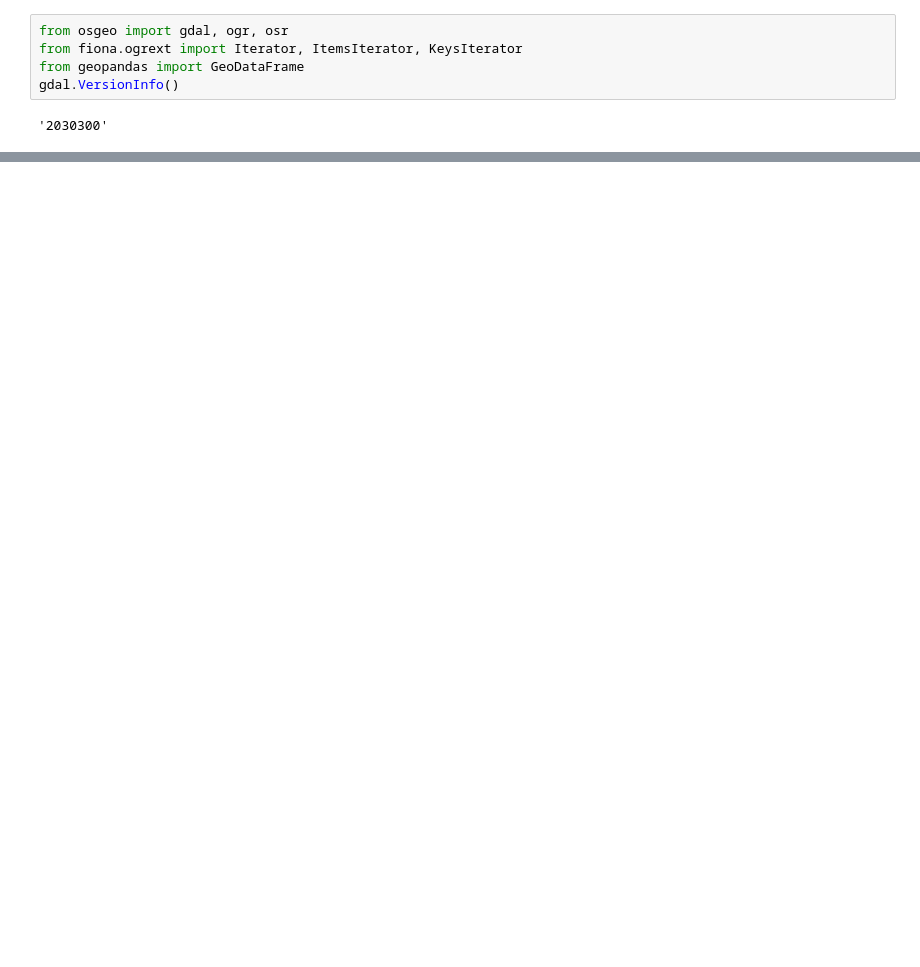
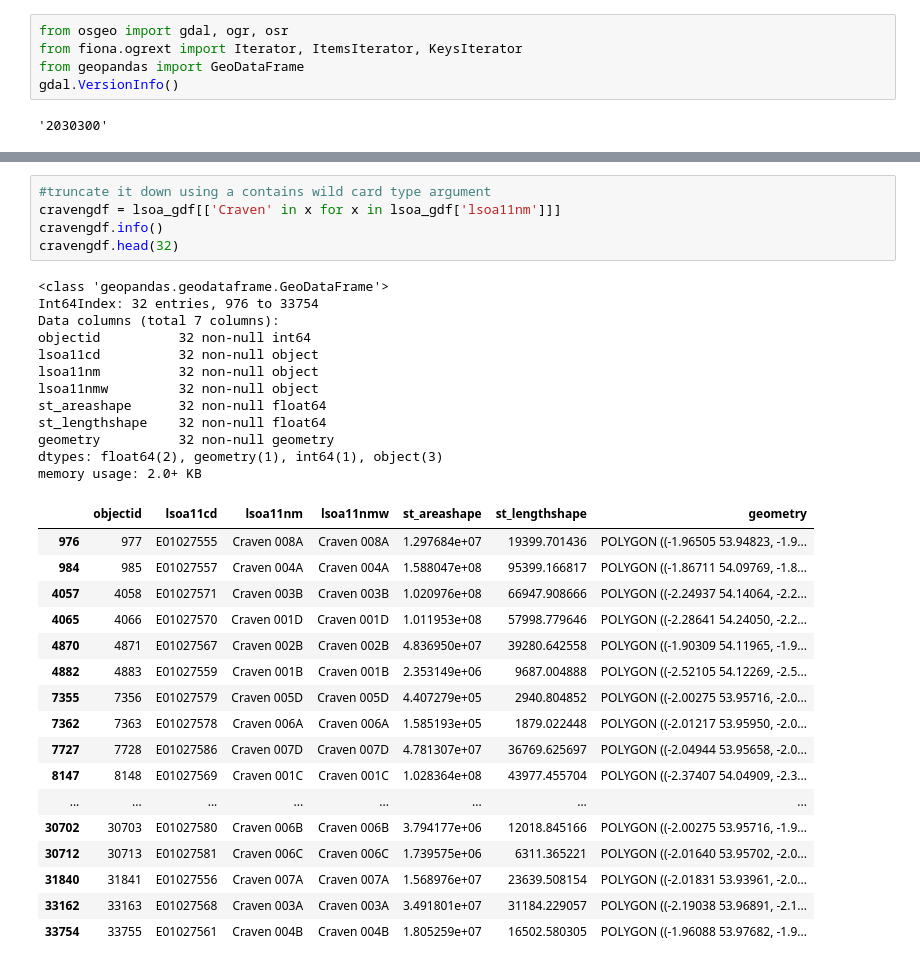
Before and after one commit to EnglishDevil/dbpractice, a Jupyter notebook: Craven Mult Ind Depre practice.ipynb, the cells around one changed output, grey strips where cells are left out. Cells and saved outputs as stored; diff of their text form; blank space fills up the shorter version.

```diff
--- a/Craven Mult Ind Depre practice.ipynb
+++ b/Craven Mult Ind Depre practice.ipynb
@@ -99,0 +115,35 @@ SyntaxError: invalid syntax (<ipython-input-5-a1850b8e3cf2>, line 1)
+# %%
+#truncate it down using a contains wild card type argument
+cravengdf = lsoa_gdf[['Craven' in x for x in lsoa_gdf['lsoa11nm']]]
+cravengdf.info()
+cravengdf.head(32)
+# %% [output]
+<class 'geopandas.geodataframe.GeoDataFrame'>
+Int64Index: 32 entries, 976 to 33754
+Data columns (total 7 columns):
+objectid          32 non-null int64
+lsoa11cd          32 non-null object
+lsoa11nm          32 non-null object
+lsoa11nmw         32 non-null object
+st_areashape      32 non-null float64
+st_lengthshape    32 non-null float64
+geometry          32 non-null geometry
+dtypes: float64(2), geometry(1), int64(1), object(3)
+memory usage: 2.0+ KB
+|  | objectid | lsoa11cd | lsoa11nm | lsoa11nmw | st_areashape | st_lengthshape | geometry |
+| 976 | 977 | E01027555 | Craven 008A | Craven 008A | 1.297684e+07 | 19399.701436 | POLYGON ((-1.96505 53.94823, -1.9... |
+| 984 | 985 | E01027557 | Craven 004A | Craven 004A | 1.588047e+08 | 95399.166817 | POLYGON ((-1.86711 54.09769, -1.8... |
+| 4057 | 4058 | E01027571 | Craven 003B | Craven 003B | 1.020976e+08 | 66947.908666 | POLYGON ((-2.24937 54.14064, -2.2... |
+| 4065 | 4066 | E01027570 | Craven 001D | Craven 001D | 1.011953e+08 | 57998.779646 | POLYGON ((-2.28641 54.24050, -2.2... |
+| 4870 | 4871 | E01027567 | Craven 002B | Craven 002B | 4.836950e+07 | 39280.642558 | POLYGON ((-1.90309 54.11965, -1.9... |
+| 4882 | 4883 | E01027559 | Craven 001B | Craven 001B | 2.353149e+06 | 9687.004888 | POLYGON ((-2.52105 54.12269, -2.5... |
+| 7355 | 7356 | E01027579 | Craven 005D | Craven 005D | 4.407279e+05 | 2940.804852 | POLYGON ((-2.00275 53.95716, -2.0... |
+| 7362 | 7363 | E01027578 | Craven 006A | Craven 006A | 1.585193e+05 | 1879.022448 | POLYGON ((-2.01217 53.95950, -2.0... |
+| 7727 | 7728 | E01027586 | Craven 007D | Craven 007D | 4.781307e+07 | 36769.625697 | POLYGON ((-2.04944 53.95658, -2.0... |
+| 8147 | 8148 | E01027569 | Craven 001C | Craven 001C | 1.028364e+08 | 43977.455704 | POLYGON ((-2.37407 54.04909, -2.3... |
+| ... | ... | ... | ... | ... | ... | ... | ... |
+| 30702 | 30703 | E01027580 | Craven 006B | Craven 006B | 3.794177e+06 | 12018.845166 | POLYGON ((-2.00275 53.95716, -1.9... |
+| 30712 | 30713 | E01027581 | Craven 006C | Craven 006C | 1.739575e+06 | 6311.365221 | POLYGON ((-2.01640 53.95702, -2.0... |
+| 31840 | 31841 | E01027556 | Craven 007A | Craven 007A | 1.568976e+07 | 23639.508154 | POLYGON ((-2.01831 53.93961, -2.0... |
+| 33162 | 33163 | E01027568 | Craven 003A | Craven 003A | 3.491801e+07 | 31184.229057 | POLYGON ((-2.19038 53.96891, -2.1... |
+| 33754 | 33755 | E01027561 | Craven 004B | Craven 004B | 1.805259e+07 | 16502.580305 | POLYGON ((-1.96088 53.97682, -1.9... |
```
Also changed, not shown: parts of 9 cells of this notebook.
